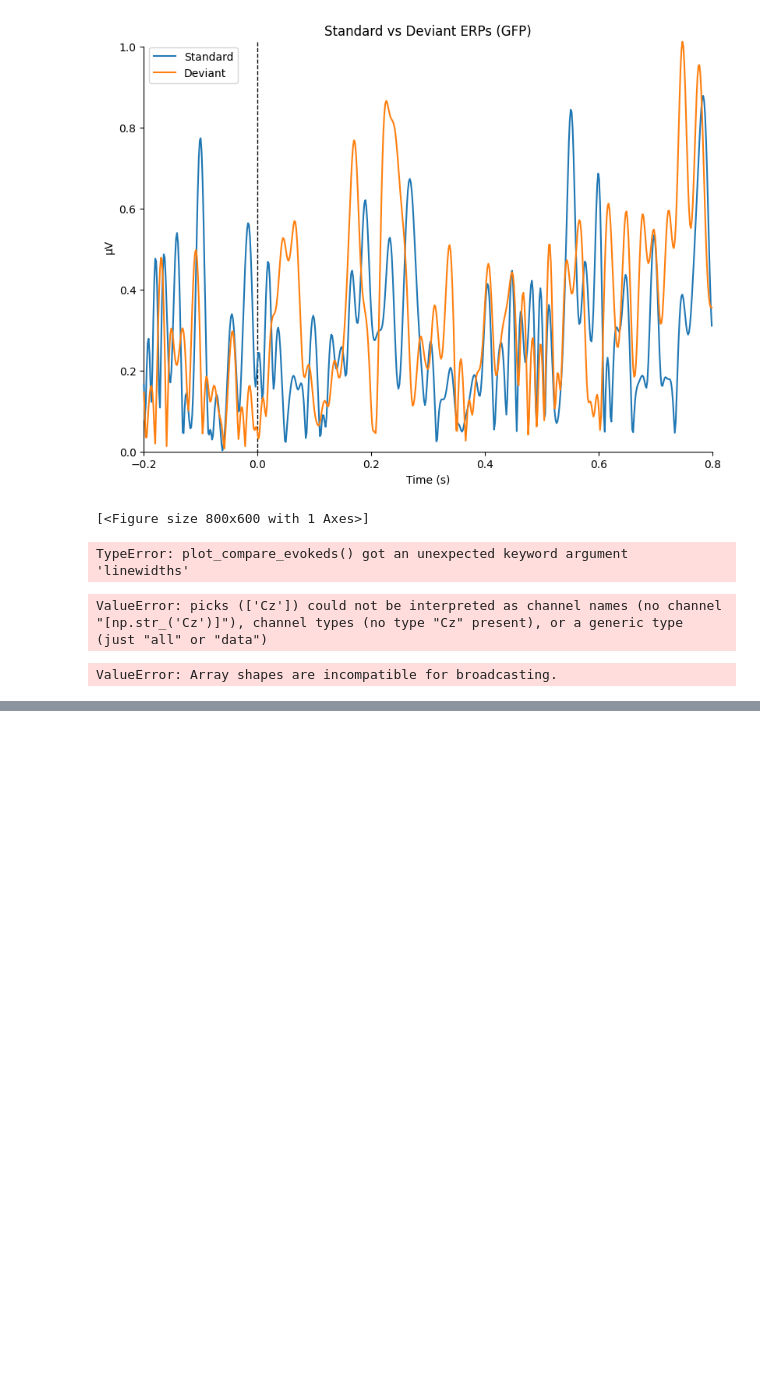
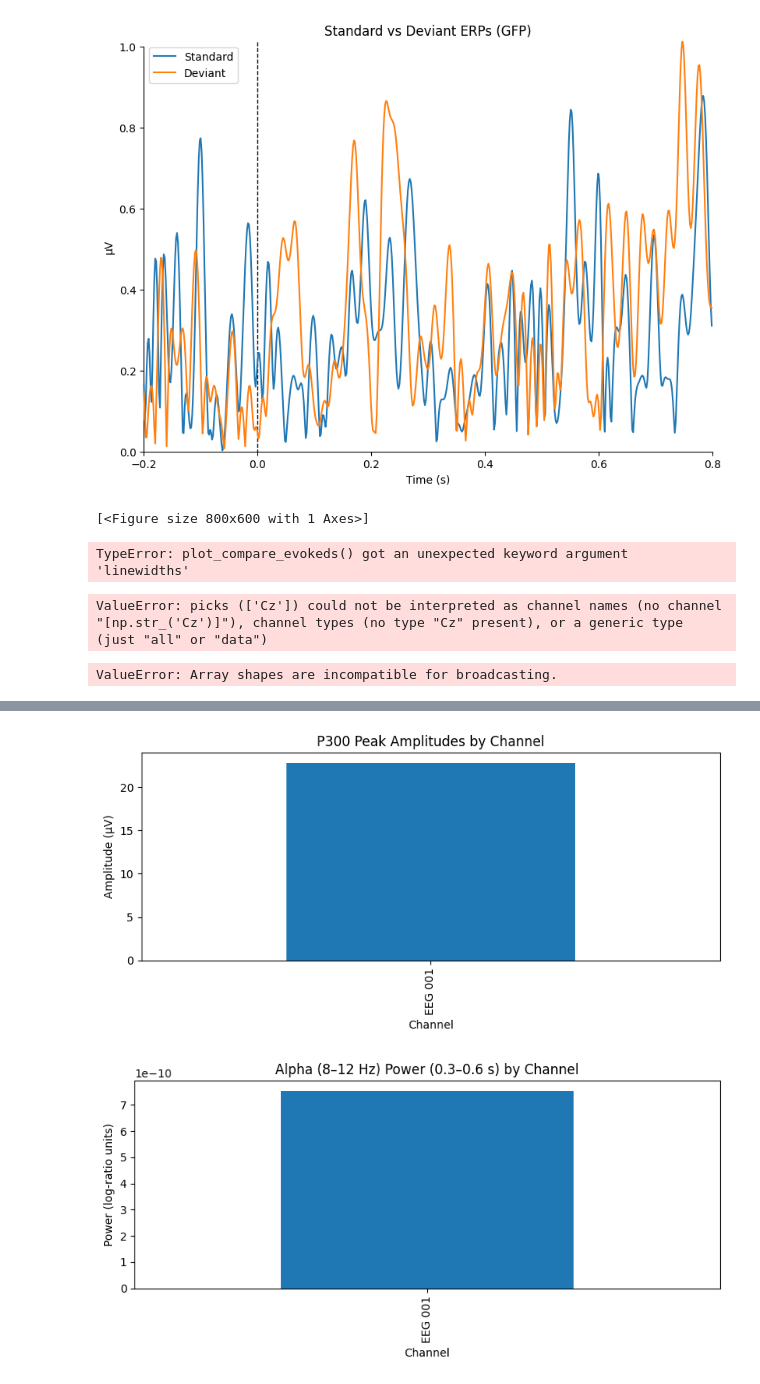
Before and after one commit to eozturk1968/neuro-pipeline, a Jupyter notebook: 01_load_and_plot.ipynb/01_load_and_plot.ipynb.ipynb, the cells around one changed output, grey strips where cells are left out. Cells and saved outputs as stored; diff of their text form; code cells hidden in the pictures; blank space fills up the shorter version.

```diff
--- a/01_load_and_plot.ipynb/01_load_and_plot.ipynb.ipynb
+++ b/01_load_and_plot.ipynb/01_load_and_plot.ipynb.ipynb
@@ -501,0 +613,11 @@ print(f"Independent t-test at {peak_lat*1e3:.1f} ms (Cz): t = {t_stat:.2f}, p =
+# %%
+import pandas as pd
+
+erp = pd.read_csv("erp_peaks.csv", index_col=0)
+tfr = pd.read_csv("tfr_band_power.csv", index_col=0)
+
+print("ERP columns:", erp.columns.tolist())
+display(erp.head())
+
+print("TFR columns:", tfr.columns.tolist())
+display(tfr.head())
@@ -501,0 +677,23 @@ print(f"Independent t-test at {peak_lat*1e3:.1f} ms (Cz): t = {t_stat:.2f}, p =
+# %%
+import matplotlib.pyplot as plt
+
+# 1. Plot P300 peak amplitudes
+plt.figure(figsize=(8,4))
+erp["amplitude_uV"].plot.bar()
+plt.title("P300 Peak Amplitudes by Channel")
+plt.ylabel("Amplitude (µV)")
+plt.xlabel("Channel")
+plt.tight_layout()
+plt.show()
+
+# 2. Plot Alpha (8–12 Hz) Band Power
+plt.figure(figsize=(8,4))
+tfr["8-12Hz_power"].plot.bar()
+plt.title("Alpha (8–12 Hz) Power (0.3–0.6 s) by Channel")
+plt.ylabel("Power (log-ratio units)")
+plt.xlabel("Channel")
+plt.tight_layout()
+plt.show()
+# %% [output]
+[figure, added]
+[figure, added]
```
Also changed, not shown: parts of 17 cells of this notebook.
